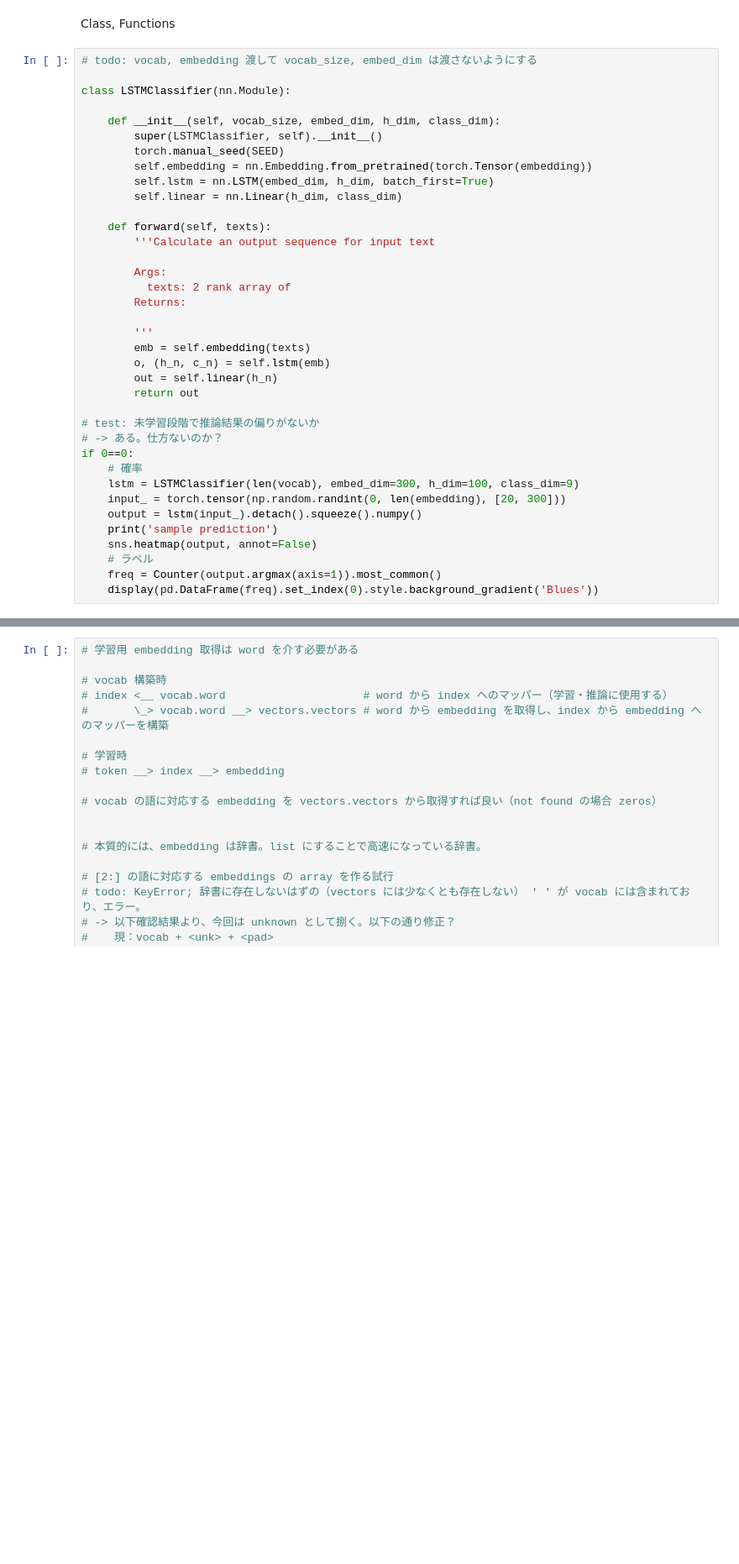
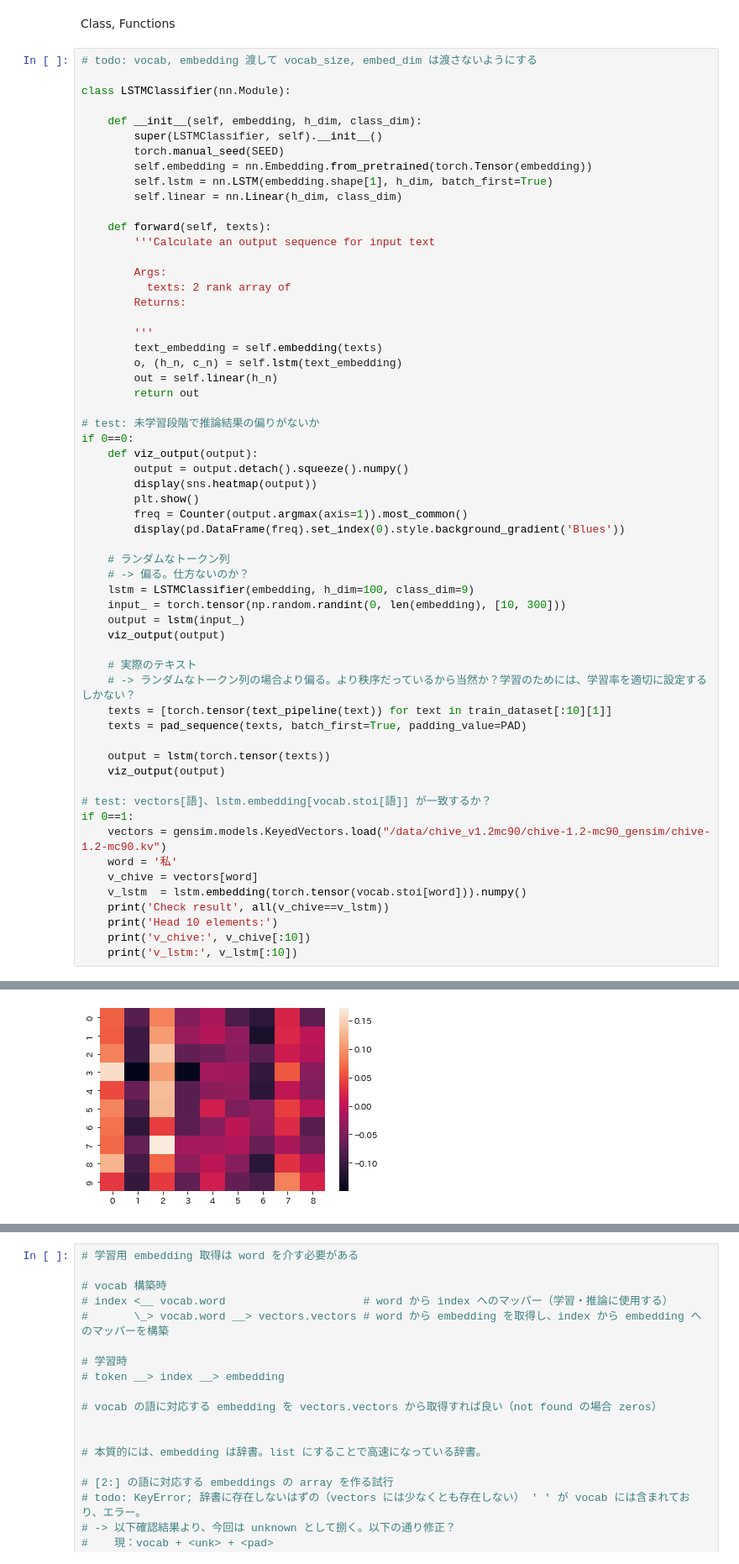
Before and after one commit to miorgash/livedoor, a Jupyter notebook: notebook/model/lstm-w2v.ipynb, the cells around one changed output, grey strips where cells are left out. Shown at 84% size. Saved outputs shown, nothing was run; the diff lists cells and outputs as text; blank space fills up the shorter version.

Commit message:
change interface/fix tests

```diff
--- a/notebook/model/lstm-w2v.ipynb
+++ b/notebook/model/lstm-w2v.ipynb
@@ -111,11 +111,11 @@ Class, Functions
 
 class LSTMClassifier(nn.Module):
 
-    def __init__(self, vocab_size, embed_dim, h_dim, class_dim):
+    def __init__(self, embedding, h_dim, class_dim):
         super(LSTMClassifier, self).__init__()
         torch.manual_seed(SEED)
         self.embedding = nn.Embedding.from_pretrained(torch.Tensor(embedding))
-        self.lstm = nn.LSTM(embed_dim, h_dim, batch_first=True)
+        self.lstm = nn.LSTM(embedding.shape[1], h_dim, batch_first=True)
         self.linear = nn.Linear(h_dim, class_dim)
 
     def forward(self, texts):
@@ -126,20 +126,43 @@ class LSTMClassifier(nn.Module):
         Returns:
 
         '''
-        emb = self.embedding(texts)
-        o, (h_n, c_n) = self.lstm(emb)
+        text_embedding = self.embedding(texts)
+        o, (h_n, c_n) = self.lstm(text_embedding)
         out = self.linear(h_n)
         return out
 
 # test: 未学習段階で推論結果の偏りがないか
-# -> ある。仕方ないのか？
 if 0==0:
-    # 確率
-    lstm = LSTMClassifier(len(vocab), embed_dim=300, h_dim=100, class_dim=9)
-    input_ = torch.tensor(np.random.randint(0, len(embedding), [20, 300]))
-    output = lstm(input_).detach().squeeze().numpy()
-    print('sample prediction')
-    sns.heatmap(output, annot=False)
-    # ラベル
-    freq = Counter(output.argmax(axis=1)).most_common()
-    display(pd.DataFrame(freq).set_index(0).style.background_gradient('Blues'))
+    def viz_output(output):
+        output = output.detach().squeeze().numpy()
+        display(sns.heatmap(output))
+        plt.show()
+        freq = Counter(output.argmax(axis=1)).most_common()
+        display(pd.DataFrame(freq).set_index(0).style.background_gradient('Blues'))
+
+    # ランダムなトークン列
+    # -> 偏る。仕方ないのか？
+    lstm = LSTMClassifier(embedding, h_dim=100, class_dim=9)
+    input_ = torch.tensor(np.random.randint(0, len(embedding), [10, 300]))
+    output = lstm(input_)
+    viz_output(output)
+
+    # 実際のテキスト
+    # -> ランダムなトークン列の場合より偏る。より秩序だっているから当然か？学習のためには、学習率を適切に設定するしかない？
+    texts = [torch.tensor(text_pipeline(text)) for text in train_dataset[:10][1]]
+    texts = pad_sequence(texts, batch_first=True, padding_value=PAD)
+
+    output = lstm(torch.tensor(texts))
+    viz_output(output)
+
+# test: vectors[語]、lstm.embedding[vocab.stoi[語]] が一致するか？
+if 0==1:
+    vectors = gensim.models.KeyedVectors.load("/data/chive_v1.2mc90/chive-1.2-mc90_gensim/chive-1.2-mc90.kv")
+    word = '私'
+    v_chive = vectors[word]
+    v_lstm  = lstm.embedding(torch.tensor(vocab.stoi[word])).numpy()
+    print('Check result', all(v_chive==v_lstm))
+    print('Head 10 elements:')
+    print('v_chive:', v_chive[:10])
+    print('v_lstm:', v_lstm[:10])
+# %% [output]
@@ -145,0 +170 @@ if 0==0:
+[figure, added]
```
Also changed, not shown: parts of 6 cells of this notebook.
